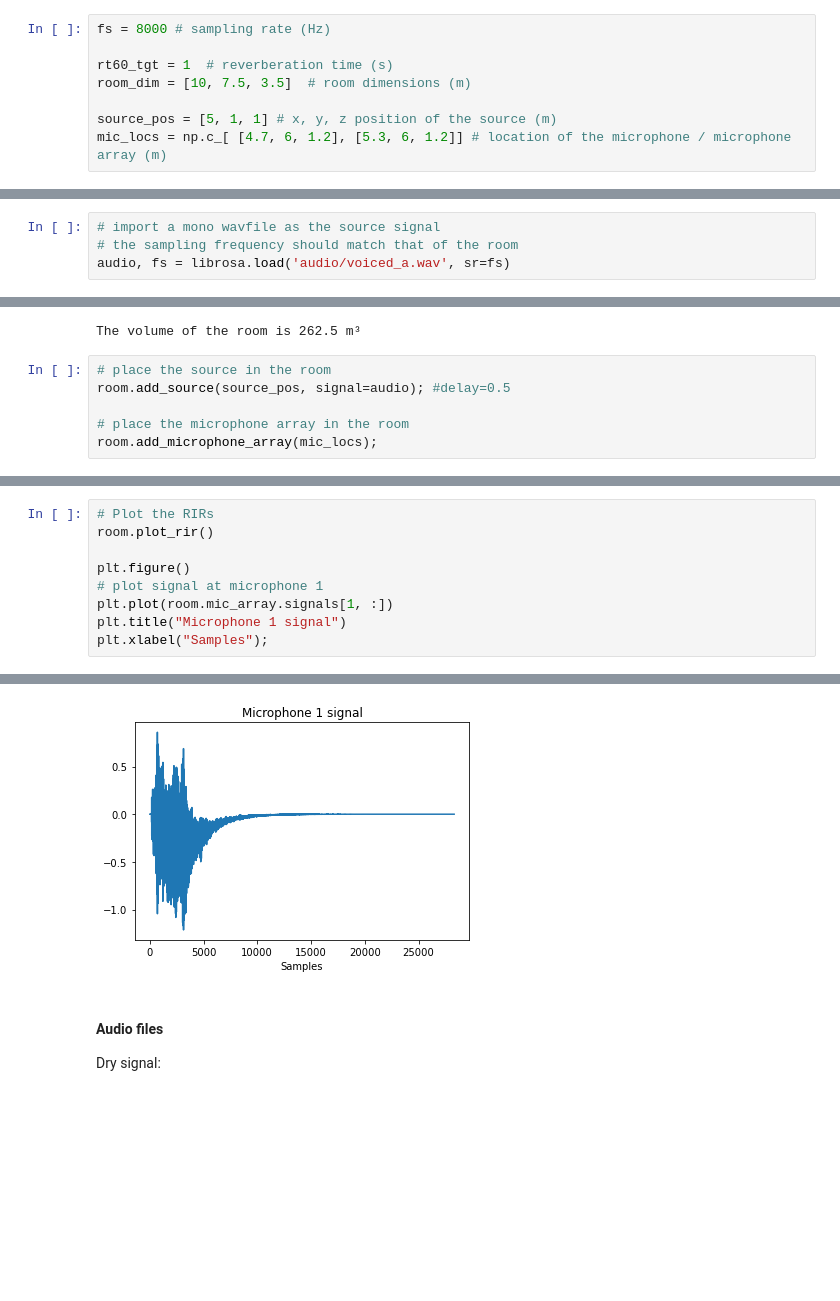
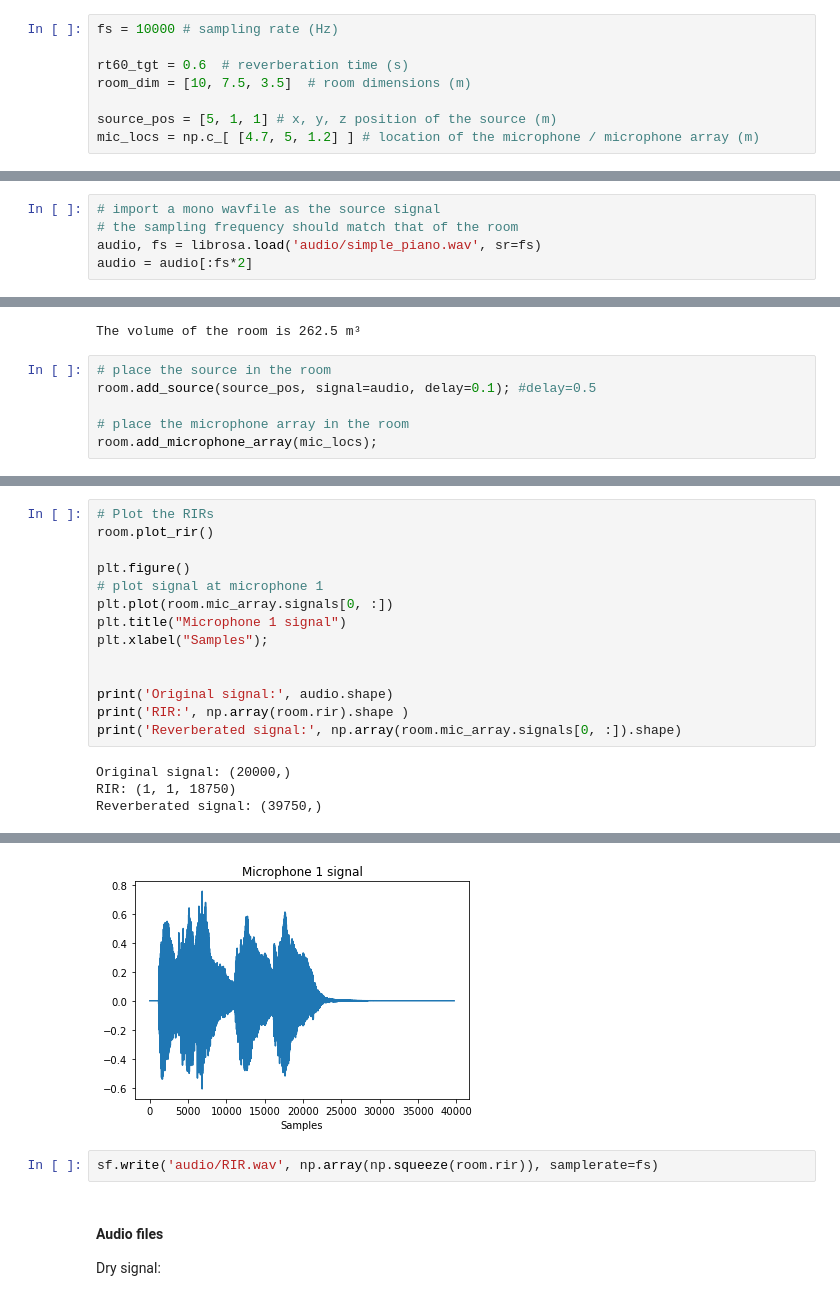
Before and after one commit to FredReeva/SASP-FDN-Dereverb, a Jupyter notebook: Dereverb Project - Jupyter/DereverbProject.ipynb, the cells around one changed output, grey strips where cells are left out. Drawn from its saved outputs; the diff is of its cells as text; blank space fills up the shorter version.

Commit message:
Fixed a problem in sum axis, identified problem in memory usage, added piano sample

```diff
--- a/Dereverb Project - Jupyter/DereverbProject.ipynb
+++ b/Dereverb Project - Jupyter/DereverbProject.ipynb
@@ -26,13 +27,13 @@ ipd.Image(filename = "images/RevTime1.png", width = 600, height = 300)
 # %% [markdown]
 Let's define some parameters:
 # %%
-fs = 8000 # sampling rate (Hz)
+fs = 10000 # sampling rate (Hz)
 
-rt60_tgt = 1  # reverberation time (s)
+rt60_tgt = 0.6  # reverberation time (s)
 room_dim = [10, 7.5, 3.5]  # room dimensions (m)
 
 source_pos = [5, 1, 1] # x, y, z position of the source (m)
-mic_locs = np.c_[ [4.7, 6, 1.2], [5.3, 6, 1.2]] # location of the microphone / microphone array (m)
+mic_locs = np.c_[ [4.7, 5, 1.2] ] # location of the microphone / microphone array (m)
 # %% [markdown]
 Visualization of the room with source and mics:
 # %%
@@ -66,7 +67,8 @@ Now generate the RIR and apply it to the audio files
 # %%
 # import a mono wavfile as the source signal
 # the sampling frequency should match that of the room
-audio, fs = librosa.load('audio/voiced_a.wav', sr=fs)
+audio, fs = librosa.load('audio/simple_piano.wav', sr=fs)
+audio = audio[:fs*2]
 # %%
 # We invert Sabine's formula to obtain the parameters for the ISM simulator
 e_absorption, max_order = pra.inverse_sabine(rt60_tgt, room_dim)
@@ -80,7 +82,7 @@ print("The volume of the room is {} m\u00b3".format(room.get_volume()))
 The volume of the room is 262.5 m³
 # %%
 # place the source in the room
-room.add_source(source_pos, signal=audio); #delay=0.5
+room.add_source(source_pos, signal=audio, delay=0.1); #delay=0.5
 
 # place the microphone array in the room
 room.add_microphone_array(mic_locs);
@@ -108,7 +115,15 @@ room.plot_rir()
 
 plt.figure()
 # plot signal at microphone 1
-plt.plot(room.mic_array.signals[1, :])
+plt.plot(room.mic_array.signals[0, :])
 plt.title("Microphone 1 signal")
 plt.xlabel("Samples");
+
+
+print('Original signal:', audio.shape)
+print('RIR:', np.array(room.rir).shape )
+print('Reverberated signal:', np.array(room.mic_array.signals[0, :]).shape)
 # %% [output]
+Original signal: (20000,)
+RIR: (1, 1, 18750)
+Reverberated signal: (39750,)
@@ -116,4 +131,6 @@ plt.xlabel("Samples");
-[figure, old version]
+[figure, new version]
+# %%
+sf.write('audio/RIR.wav', np.array(np.squeeze(room.rir)), samplerate=fs)
 # %% [markdown]
 #### Audio files
 Dry signal:
```
Also changed, not shown: parts of 26 cells of this notebook, 4 other files.
